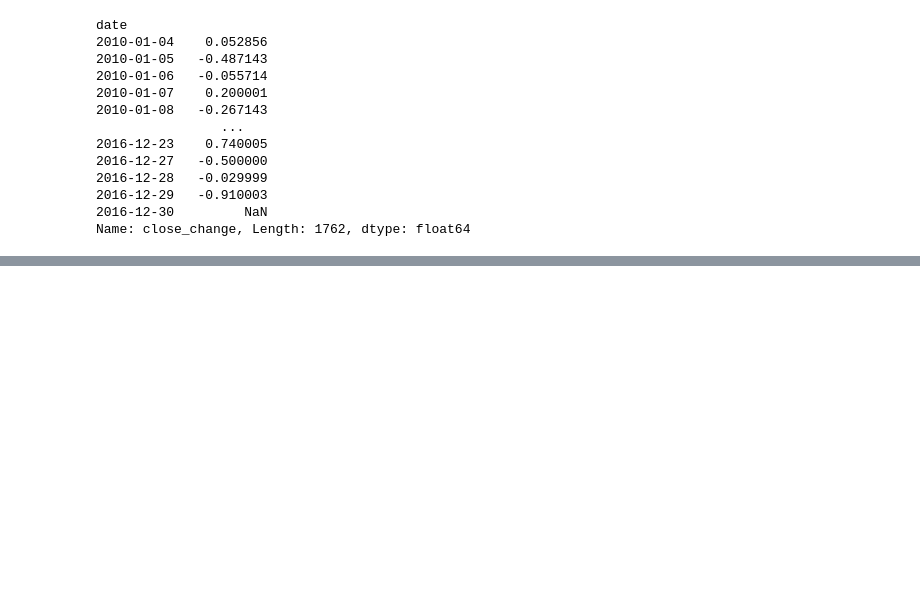
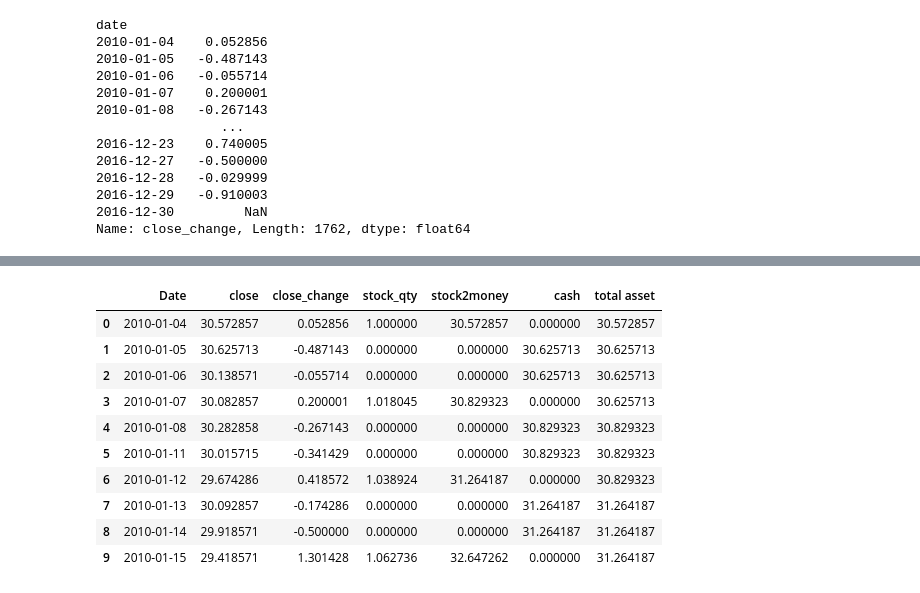
Before and after one commit to gihonglee/Stock_Analysis, a Jupyter notebook: main.ipynb, the cells around one changed output, grey strips where cells are left out. Cells and saved outputs as stored; diff of their text form; code cells hidden in the pictures; blank space fills up the shorter version.

Commit message:
stock trading simulator

```diff
--- a/main.ipynb
+++ b/main.ipynb
@@ -302,36 +302,76 @@ import datetime
 # - -> + buy
 # - -> - stay
 
+df_apple['close'][df_apple['close'].index[0] + datetime.timedelta(days=1)]
 start_money = df_apple['close'][0]
 stock_qty = 1
 stock2money = 1
-cash = 1
+cash = 0
+close = 1
+total_assest = 1
+strategy = ""
 
-money_flow = {'Date':[],'close' : [],'stock_qty':[],'stock2money':[],'cash' : [],'total asset': []}
+money_flow = {'Date':[],'close' : [],'close_change' : [], 'stock_qty':[],'stock2money':[],'cash' : [],'total asset': [], 'strategy' : []}
 
-for i in df_apple['close_change'].index:
-    if df_apple['close_change'][i] >=0 and stock_qty !=0: # if increase tmr, and we have stock
+def daily_update(i):
+    money_flow['Date'].append(indexes[i])
+    money_flow['stock_qty'].append(stock_qty)
+    money_flow['stock2money'].append(stock2money)
+    money_flow['cash'].append(cash)
+    money_flow['close'].append(close)
+    money_flow['close_change'].append(close_change)
+    money_flow['total asset'].append(total_assest)
+    money_flow['strategy'].append(strategy)
+
+
+for i in range(len(df_apple['close_change'].index)):
+    indexes = df_apple['close_change'].index
+
+    if df_apple['close_change'][indexes[i]] >=0 and stock_qty !=0: # if increase tmr, and we have stock
         # stay in the stock
-        print('stay in stock')
-        pass
 
-    elif df_apple['close_change'][i] >= 0 and stock_qty == 0:
-        stock_qty = cash / df_apple['close'][i] # end of the day_i I bought all stock
-        print(i)
-        stock2money = df_apple['close'][i + datetime.timedelta(days=1)] *stock_qty
+        stock2money =  df_apple['close'][indexes[i]] * stock_qty
+        total_assest = stock2money + cash
+        close = df_apple['close'][indexes[i]]
+        close_change = df_apple['close_change'][indexes[i]]
+        strategy = 'stay in stock'
+        daily_update(i)
+
+    elif df_apple['close_change'][indexes[i]] >= 0 and stock_qty == 0:
+        stock_qty = cash / df_apple['close'][indexes[i]] # end of the day_i I bought all stock
+        # print(indexes[i])
+        stock2money = df_apple['close'][indexes[i+1]] *stock_qty
         cash = 0
+        close = df_apple['close'][indexes[i]]
+        close_change = df_apple['close_change'][indexes[i]]
+        strategy = 'buy the stock'
+        daily_update(i)
         # prev is negative
         # buy the stock
-        #cash -> stock
+        # cash -> stock
 
-    elif df_apple['close_change'][i] < 0 and stock_qty !=0:
+    elif df_apple['close_change'][indexes[i]] < 0 and stock_qty !=0:
         # sell the stock
+
+        cash = stock_qty * df_apple['close'][indexes[i]]
+        close = df_apple['close'][indexes[i]]
+        close_change = df_apple['close_change'][indexes[i]]
         stock_qty = 0 # end of the day_i I bought all stock
         stock2money = 0
-        cash = stock_qty * df_apple['close'][i]
+        total_assest = stock2money + cash
+        strategy = 'sell the stock'
+        daily_update(i)
 
-    elif df_apple['close_change'][i]<0 and stock_qty == 0:
 
-        pass
-    # print(df_apple['close_change'][i])
+    elif df_apple['close_change'][indexes[i]]<0 and stock_qty == 0:
+        close = df_apple['close'][indexes[i]]
+        close_change = df_apple['close_change'][indexes[i]]
+        strategy = 'hole the cash'
+        daily_update(i)
+
+
+df = pd.DataFrame(money_flow)
+df.head(10)
+# for i in money_flow:
+#     print(len(money_flow[i]))
 # %% [output]
@@ -343,0 +378,11 @@ KeyError: Timestamp('2010-01-16 00:00:00')
+|  | Date | close | close_change | stock_qty | stock2money | cash | total asset |
+| 0 | 2010-01-04 | 30.572857 | 0.052856 | 1.000000 | 30.572857 | 0.000000 | 30.572857 |
+| 1 | 2010-01-05 | 30.625713 | -0.487143 | 0.000000 | 0.000000 | 30.625713 | 30.625713 |
+| 2 | 2010-01-06 | 30.138571 | -0.055714 | 0.000000 | 0.000000 | 30.625713 | 30.625713 |
+| 3 | 2010-01-07 | 30.082857 | 0.200001 | 1.018045 | 30.829323 | 0.000000 | 30.625713 |
+| 4 | 2010-01-08 | 30.282858 | -0.267143 | 0.000000 | 0.000000 | 30.829323 | 30.829323 |
+| 5 | 2010-01-11 | 30.015715 | -0.341429 | 0.000000 | 0.000000 | 30.829323 | 30.829323 |
+| 6 | 2010-01-12 | 29.674286 | 0.418572 | 1.038924 | 31.264187 | 0.000000 | 30.829323 |
+| 7 | 2010-01-13 | 30.092857 | -0.174286 | 0.000000 | 0.000000 | 31.264187 | 31.264187 |
+| 8 | 2010-01-14 | 29.918571 | -0.500000 | 0.000000 | 0.000000 | 31.264187 | 31.264187 |
+| 9 | 2010-01-15 | 29.418571 | 1.301428 | 1.062736 | 32.647262 | 0.000000 | 31.264187 |
```
Also changed, not shown: parts of 2 cells of this notebook.
